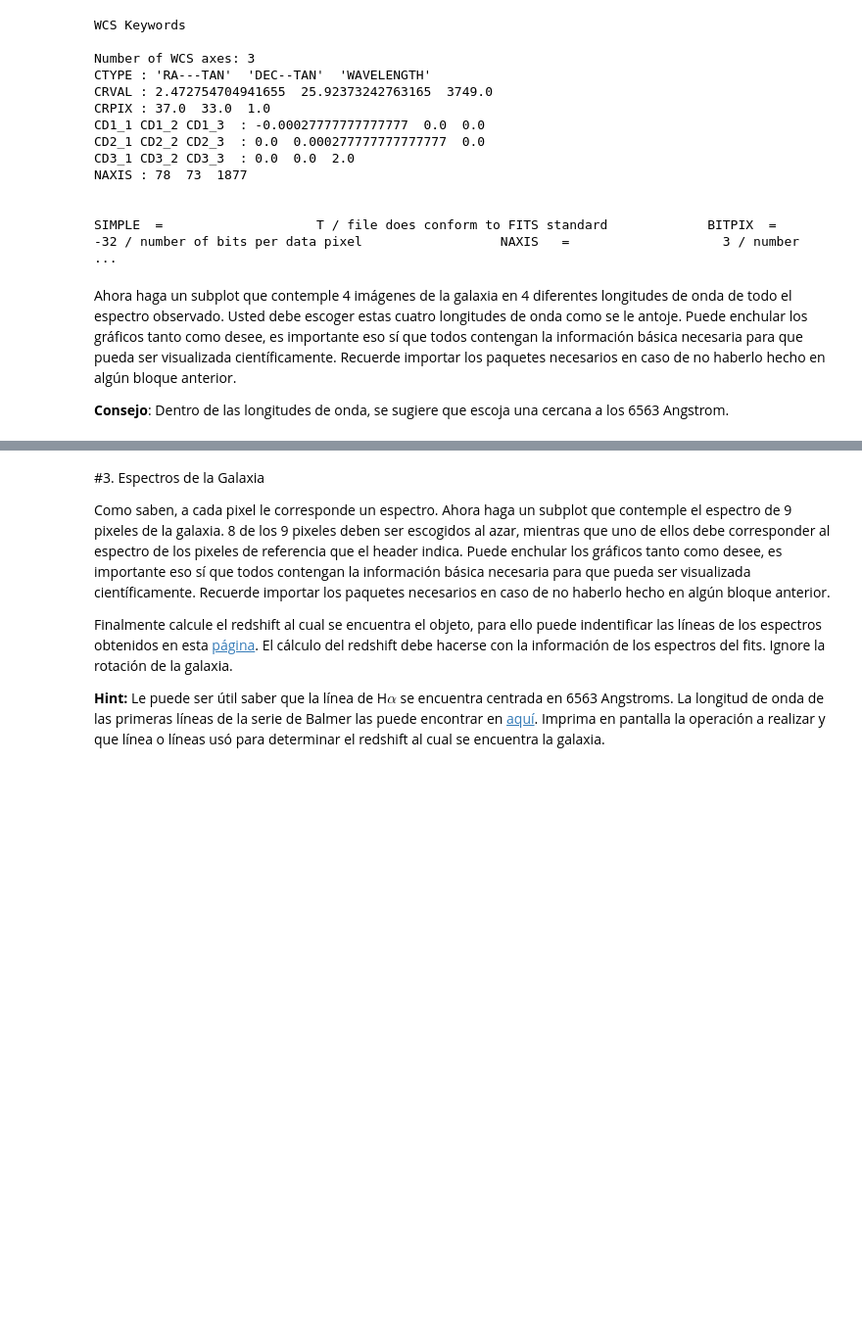
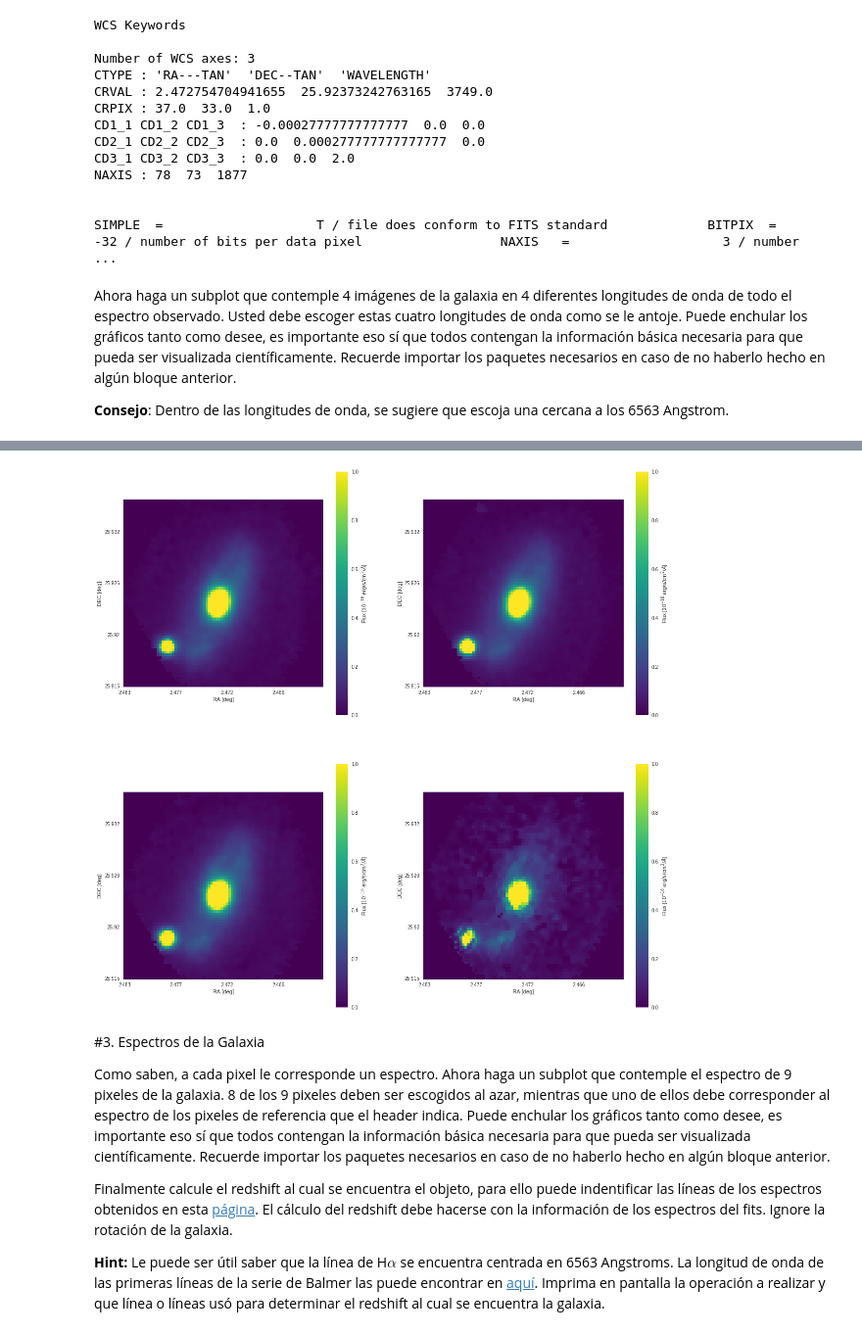
Before and after one commit to VicenteMaturana/minitarea4, a Jupyter notebook: minitarea4.ipynb, the cells around one changed output, grey strips where cells are left out. Shown: that part at 98% size. Cells and saved outputs as stored; diff of their text form; code cells hidden in the pictures; blank space fills up the shorter version.

```diff
--- a/minitarea4.ipynb
+++ b/minitarea4.ipynb
@@ -95,0 +74,73 @@ plt.imshow(data[3],cmap='viridis')
+# %%
+import matplotlib.pyplot as plt
+import numpy as np
+
+print 'Valor de la RA en el pixel de referencia = ',header['CRVAL1']
+print 'Valor de la DEC en el pixel de referencia = ',header['CRVAL2']
+print 'Valor de la wavelength en el pixel de referencia = ',header['CRVAL3']
+
+print 'Pixel de referencia para la RA = ', header['CRPIX1']
+print 'Pixel de referencia para la DEC = ', header['CRPIX2']
+print 'Pixel de referencia para el wavelength = ', header['CRPIX3']
+
+print 'Step para la RA = ', header['CD1_1']
+print 'Step para la DEC = ', header['CD2_2']
+print 'Step para el wevalength = ', header['CD3_3']
+
+delt1 = np.arange(0,header['NAXIS1']) - (header['CRPIX1']-1)
+step1 = delt1*header['CD1_1']
+ra = step1 + header['CRVAL1']
+
+delt2 = np.arange(0,header['NAXIS2']) - (header['CRPIX2']-1)
+step2 = delt2*header['CD2_2']
+dec = step2 + header['CRVAL2']
+
+delt3 = np.arange(0,header['NAXIS3'])
+step3 = delt3*header['CD3_3']
+lo = step3 + header['CRVAL3']
+
+plt.figure(figsize=(20,20))
+
+plt.subplot(221)
+plt.imshow(data[1407],cmap='viridis',origin='lower',vmin=0,vmax=1)
+plt.xticks((0,20,40,60),(round(ra[0],3),round(ra[20],3),round(ra[40],3),round(ra[60],3)))
+plt.yticks((0,20,40,60),(round(dec[0],3),round(dec[20],3),round(dec[40],3),round(dec[60],3)))
+plt.xlabel('RA [deg]')
+plt.ylabel('DEC [deg]')
+plt.grid(b=None)
+cb = plt.colorbar()
+cb.set_label('Flux [10$^{-16}$ erg/s/cm$^2$/$\AA$]')
+
+
+plt.subplot(222)
+plt.imshow(data[1400],cmap='viridis',origin='lower',vmin=0,vmax=1)
+plt.xticks((0,20,40,60),(round(ra[0],3),round(ra[20],3),round(ra[40],3),round(ra[60],3)))
+plt.yticks((0,20,40,60),(round(dec[0],3),round(dec[20],3),round(dec[40],3),round(dec[60],3)))
+plt.xlabel('RA [deg]')
+plt.ylabel('DEC [deg]')
+plt.grid(b=None)
+cb = plt.colorbar()
+cb.set_label('Flux [10$^{-16}$ erg/s/cm$^2$/$\AA$]')
+
+
+plt.subplot(223)
+plt.imshow(data[1000],cmap='viridis',origin='lower',vmin=0,vmax=1)
+plt.xticks((0,20,40,60),(round(ra[0],3),round(ra[20],3),round(ra[40],3),round(ra[60],3)))
+plt.yticks((0,20,40,60),(round(dec[0],3),round(dec[20],3),round(dec[40],3),round(dec[60],3)))
+plt.xlabel('RA [deg]')
+plt.ylabel('DEC [deg]')
+plt.grid(b=None)
+cb = plt.colorbar()
+cb.set_label('Flux [10$^{-16}$ erg/s/cm$^2$/$\AA$]')
+
+
+plt.subplot(224)
+plt.imshow(data[90],cmap='viridis',origin='lower',vmin=0,vmax=1)
+plt.xticks((0,20,40,60),(round(ra[0],3),round(ra[20],3),round(ra[40],3),round(ra[60],3)))
+plt.yticks((0,20,40,60),(round(dec[0],3),round(dec[20],3),round(dec[40],3),round(dec[60],3)))
+plt.xlabel('RA [deg]')
+plt.ylabel('DEC [deg]')
+plt.grid(b=None)
+cb = plt.colorbar()
+cb.set_label('Flux [10$^{-16}$ erg/s/cm$^2$/$\AA$]')
+# %% [output]
@@ -96,3 +156,4 @@ plt.imshow(data[3],cmap='viridis')
+[figure, added]
 # %% [markdown]
 #3. Espectros de la Galaxia
 
```
Also changed, not shown: parts of 3 cells of this notebook.
